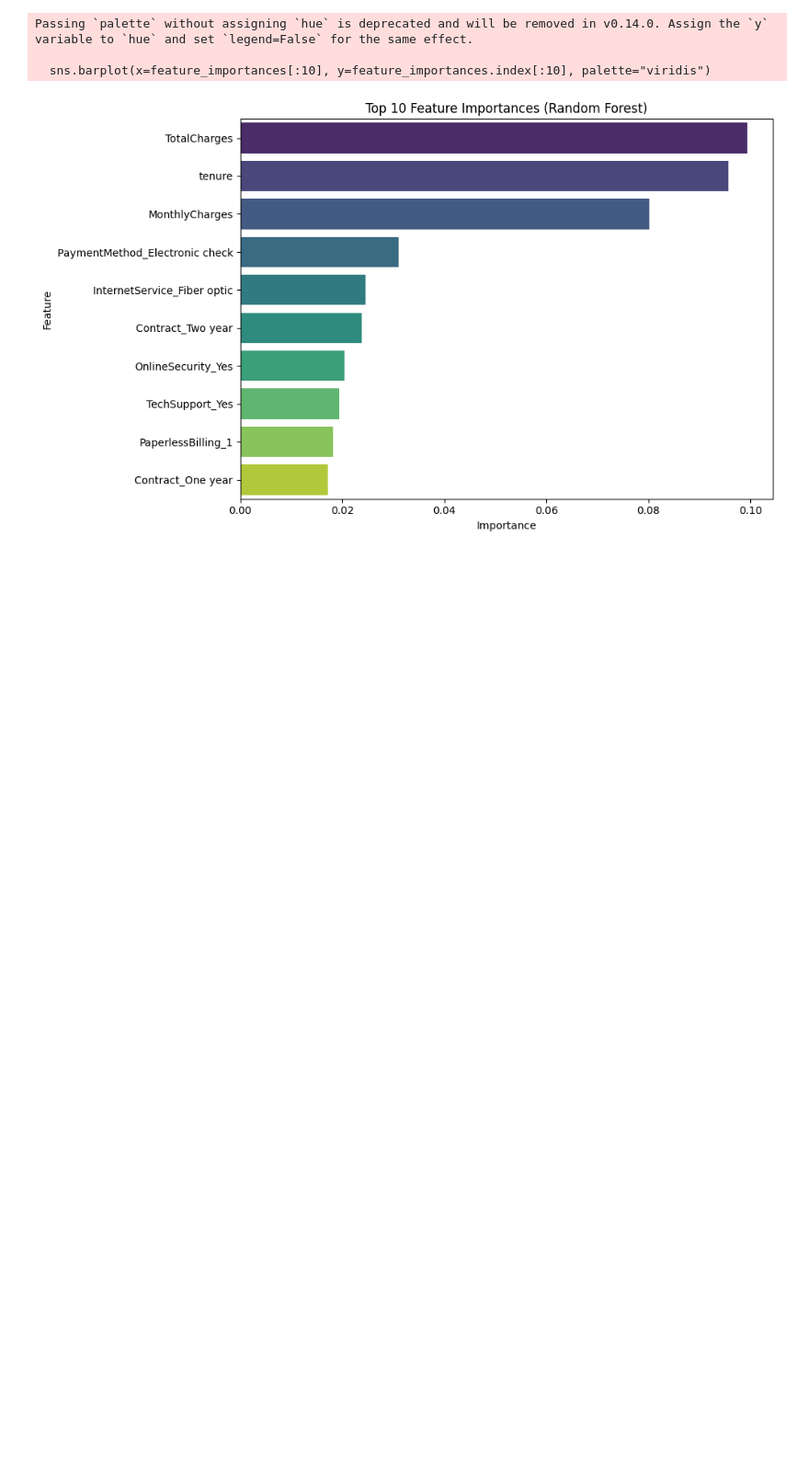
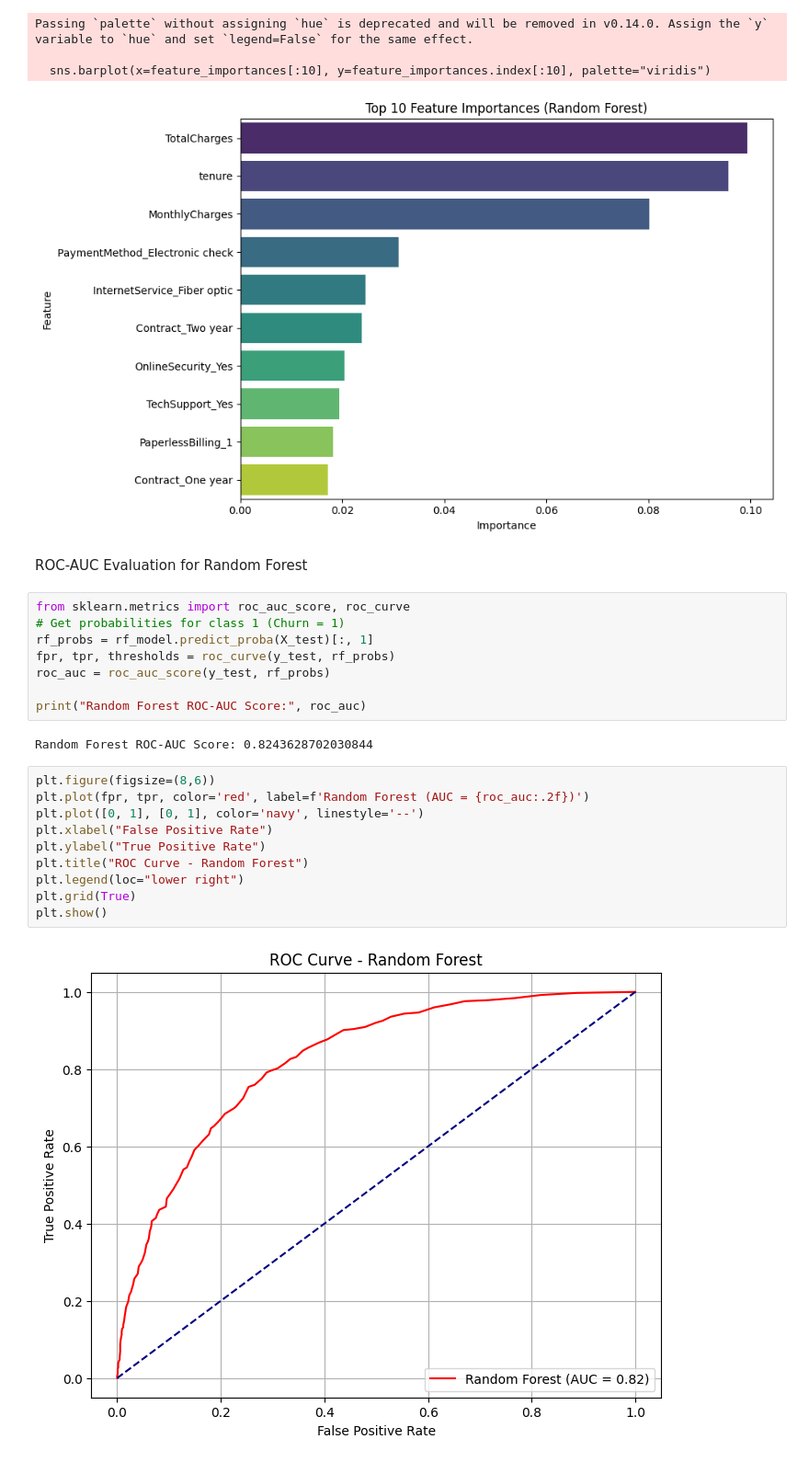
Before and after one commit to ecetuanahezer/telco-churn-analysis, a Jupyter notebook: analysis.ipynb, the cells around one changed output. Shown at 92% size. Cells and saved outputs as stored; diff of their text form; blank space fills up the shorter version.

```diff
--- a/analysis.ipynb
+++ b/analysis.ipynb
@@ -285,3 +285,27 @@ Passing `palette` without assigning `hue` is deprecated and will be removed in v
 
   sns.barplot(x=feature_importances[:10], y=feature_importances.index[:10], palette="viridis")
 [figure]
+# %% [markdown]
+ROC-AUC Evaluation for Random Forest
+# %%
+from sklearn.metrics import roc_auc_score, roc_curve
+# Get probabilities for class 1 (Churn = 1)
+rf_probs = rf_model.predict_proba(X_test)[:, 1]
+fpr, tpr, thresholds = roc_curve(y_test, rf_probs)
+roc_auc = roc_auc_score(y_test, rf_probs)
+
+print("Random Forest ROC-AUC Score:", roc_auc)
+# %% [output]
+Random Forest ROC-AUC Score: 0.8243628702030844
+# %%
+plt.figure(figsize=(8,6))
+plt.plot(fpr, tpr, color='red', label=f'Random Forest (AUC = {roc_auc:.2f})')
+plt.plot([0, 1], [0, 1], color='navy', linestyle='--')
+plt.xlabel("False Positive Rate")
+plt.ylabel("True Positive Rate")
+plt.title("ROC Curve - Random Forest")
+plt.legend(loc="lower right")
+plt.grid(True)
+plt.show()
+# %% [output]
+[figure, added]
```
Also changed, not shown: parts of 1 cell of this notebook.
